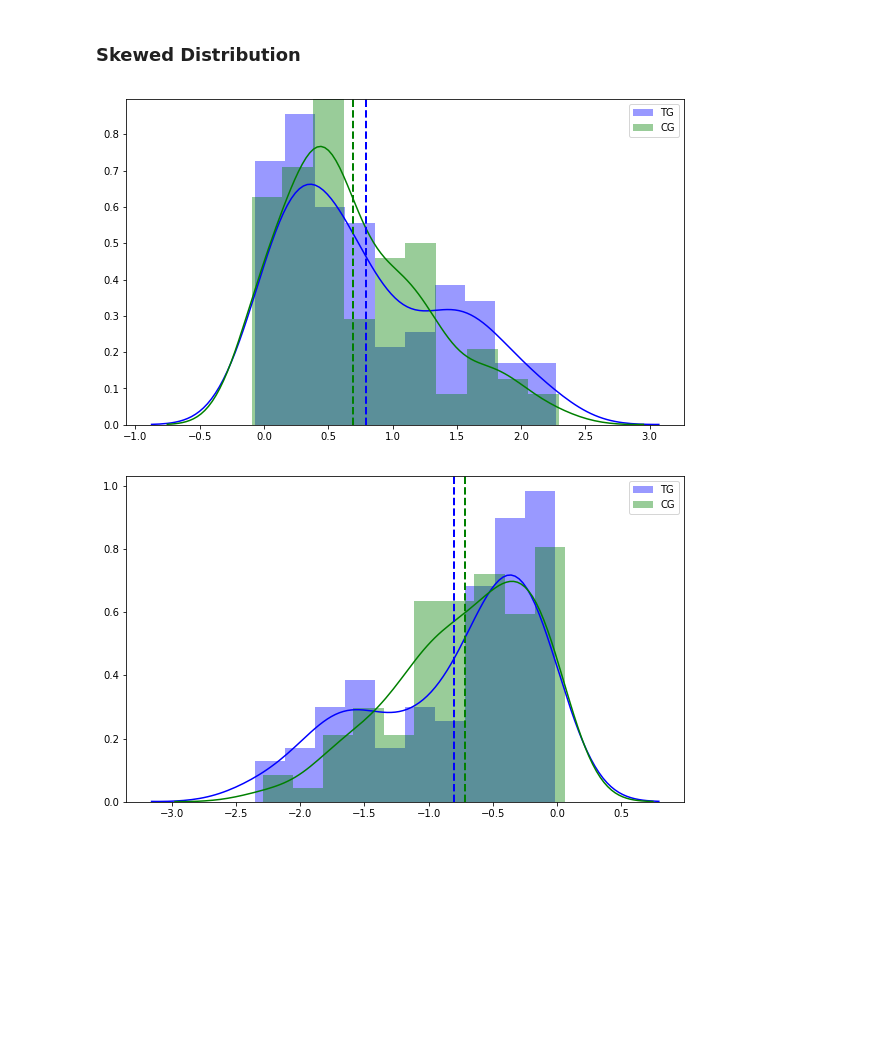
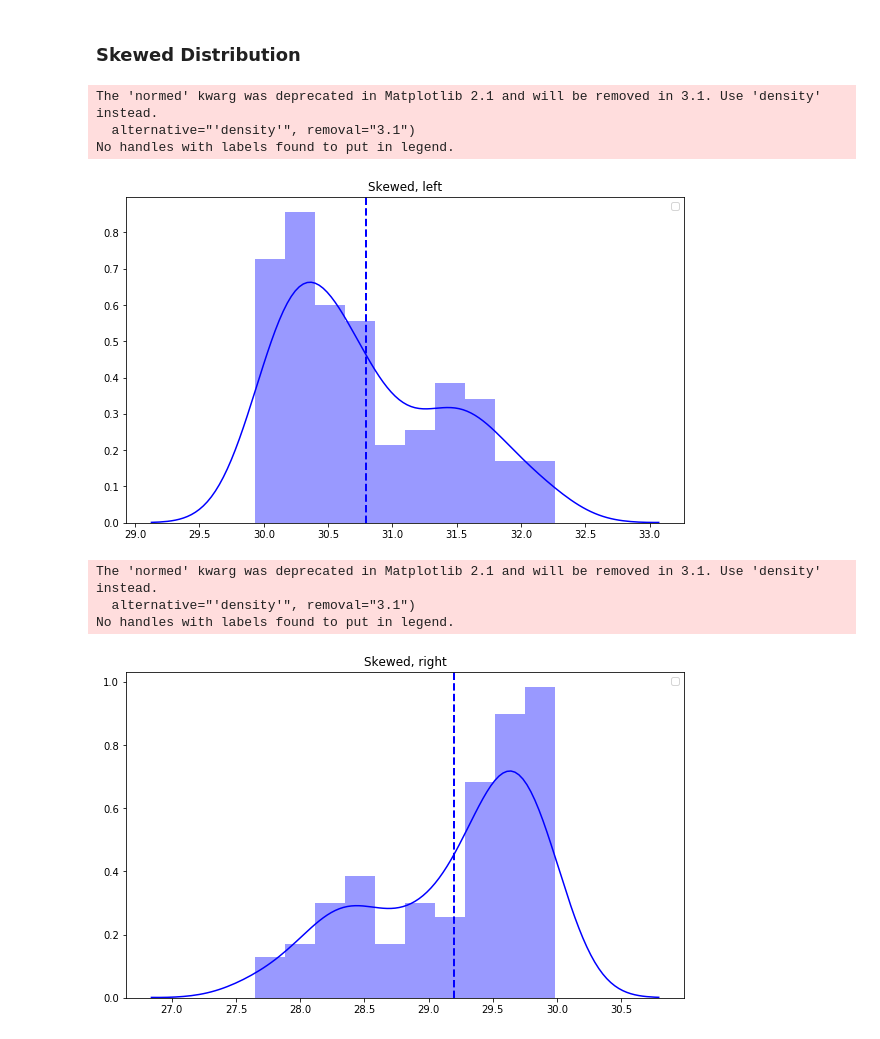
Before and after one commit to Aziko13/Statistics, a Jupyter notebook: 1. Overview/Python scripts/1. Overview.ipynb, the cells around one changed output. Saved outputs shown, nothing was run; the diff lists cells and outputs as text; code cells hidden in the pictures; blank space fills up the shorter version.

```diff
--- a/1. Overview/Python scripts/1. Overview.ipynb
+++ b/1. Overview/Python scripts/1. Overview.ipynb
@@ -69,35 +72,38 @@ p_value*100
 # %%
 tg_size = 100
 cg_size = 100
 
 tg_a = 20
 cg_a = 10
 
 
 scipy.random.seed(7)
 
-tg = skewnorm.rvs(tg_a, size=tg_size)
-cg = skewnorm.rvs(cg_a, size=cg_size)
+tg = skewnorm.rvs(tg_a, size=tg_size)+30
+cg = skewnorm.rvs(cg_a, size=cg_size)+30
 
 tg_mean = np.mean(tg)
 cg_mean = np.mean(cg)
 
 fig, ax = plt.subplots(figsize=(10,6))
 
-sns.distplot(tg, bins=10, ax=ax, label='TG', color='b')
-sns.distplot(cg, bins=10, ax=ax, label='CG', color='g')
+sns.distplot(tg, bins=10, ax=ax, label='', color='b')
+# sns.distplot(cg, bins=10, ax=ax, label='CG', color='g')
 
 ax.axvline(linewidth=2, linestyle='--', color='b', x=tg_mean)
-ax.axvline(linewidth=2, linestyle='--', color='g', x=cg_mean)
+# ax.axvline(linewidth=2, linestyle='--', color='g', x=cg_mean)
 
 plt.legend()
-
+plt.title('Skewed, left')
 
 # Saving plot
 fig.savefig('distplot_skewed_1.png')
 plt.show()
 # %% [output]
+The 'normed' kwarg was deprecated in Matplotlib 2.1 and will be removed in 3.1. Use 'density' instead.
+  alternative="'density'", removal="3.1")
+No handles with labels found to put in legend.
-[figure, old version]
+[figure, new version]
 # %%
 
 tg_size = 100
@@ -108,25 +114,29 @@ cg_a = -10
 
 scipy.random.seed(7)
 
-tg = skewnorm.rvs(tg_a, size=tg_size)
-cg = skewnorm.rvs(cg_a, size=cg_size)
+tg = skewnorm.rvs(tg_a, size=tg_size)+30
+cg = skewnorm.rvs(cg_a, size=cg_size)+30
 
 tg_mean = np.mean(tg)
 cg_mean = np.mean(cg)
 
 fig, ax = plt.subplots(figsize=(10,6))
 
-sns.distplot(tg, bins=10, ax=ax, label='TG', color='b')
-sns.distplot(cg, bins=10, ax=ax, label='CG', color='g')
+sns.distplot(tg, bins=10, ax=ax, label='', color='b')
+# sns.distplot(cg, bins=10, ax=ax, label='CG', color='g')
 
 ax.axvline(linewidth=2, linestyle='--', color='b', x=tg_mean)
-ax.axvline(linewidth=2, linestyle='--', color='g', x=cg_mean)
+# ax.axvline(linewidth=2, linestyle='--', color='g', x=cg_mean)
 
 plt.legend()
+plt.title('Skewed, right')
 
 # Saving plot
 fig.savefig('distplot_skewed_2.png')
 
 plt.show()
 # %% [output]
+The 'normed' kwarg was deprecated in Matplotlib 2.1 and will be removed in 3.1. Use 'density' instead.
+  alternative="'density'", removal="3.1")
+No handles with labels found to put in legend.
-[figure, old version]
+[figure, new version]
```
Also changed, not shown: parts of 1 cell of this notebook.
